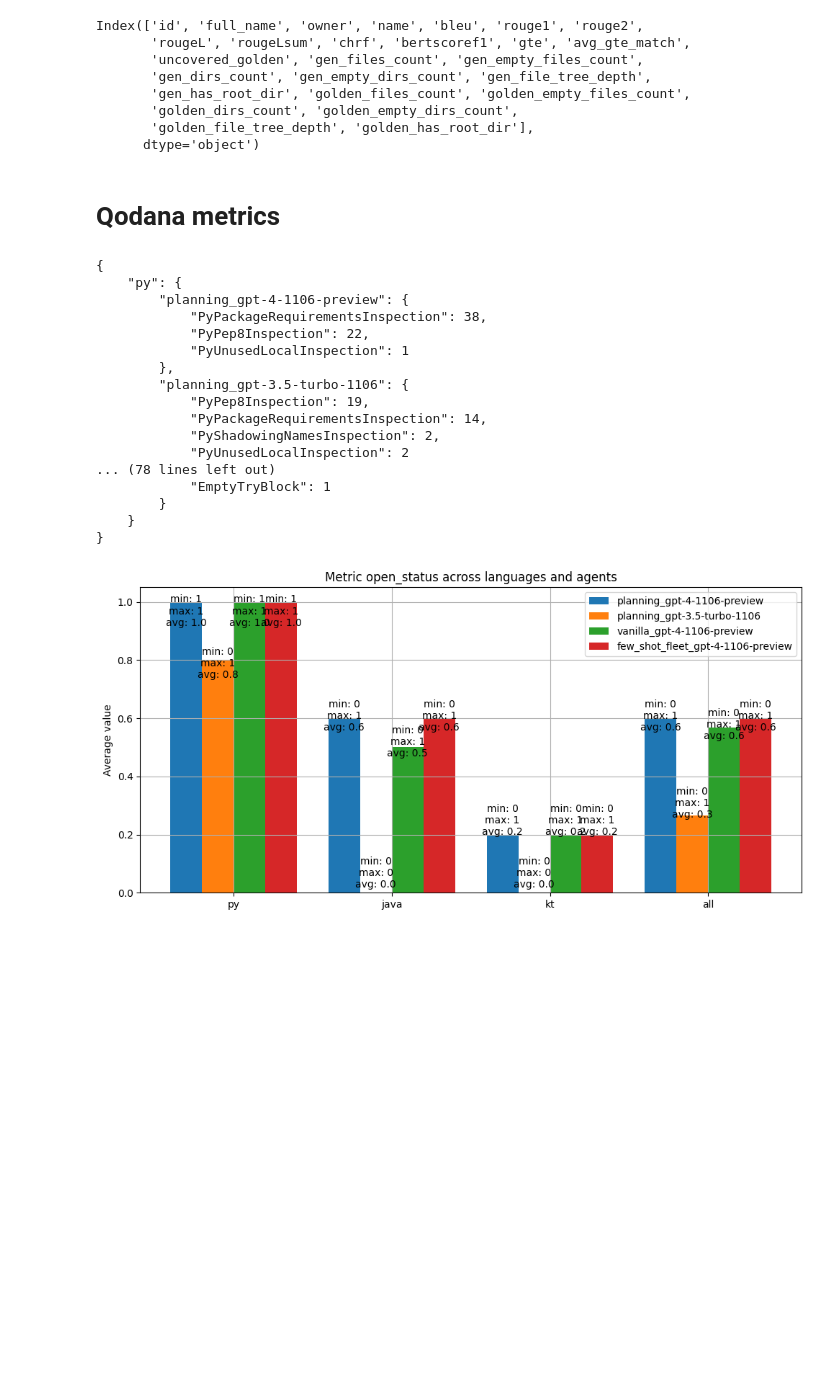
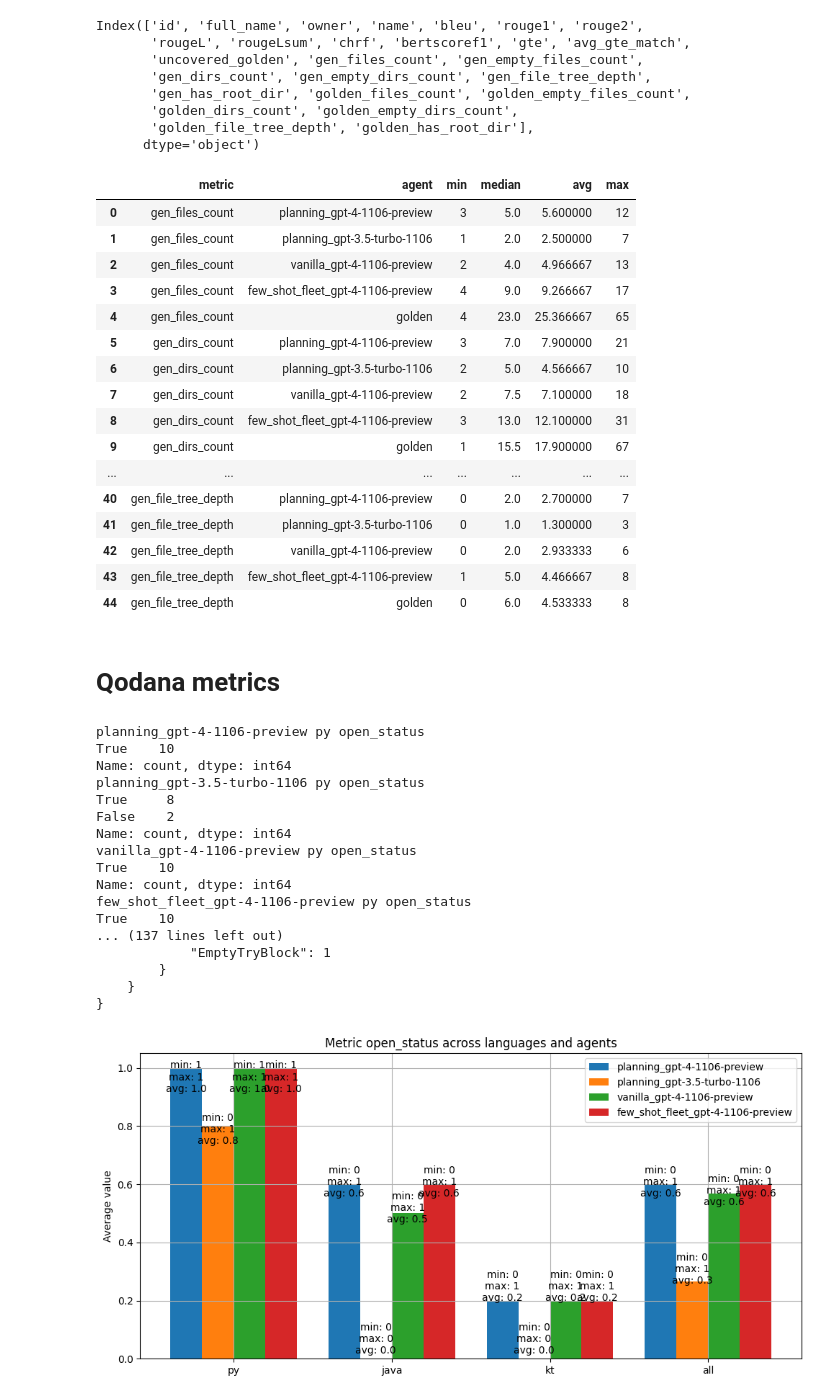
Before and after one commit to JetBrains-Research/agents-eval, a Jupyter notebook: src/template_generation/notebooks/metrics.ipynb, the cells around one changed output. Drawn from its saved outputs; the diff is of its cells as text; code cells hidden in the pictures; blank space fills up the shorter version.

```diff
--- a/src/template_generation/notebooks/metrics.ipynb
+++ b/src/template_generation/notebooks/metrics.ipynb
@@ -211,11 +214,6 @@ len(metrics['planning_gpt-4-1106-preview']['all']['quality'][
     metrics['planning_gpt-4-1106-preview']['all']['quality']['gen_empty_files_count'] > 0])
 # %% [output]
 5
-# %%
-for agent in agents[:-1]:
-    for language in languages:
-        for f in ['gen_file_tree_depth', 'golden_file_tree_depth']:
-            metrics[agent][language]['quality'][f] = metrics[agent][language]['quality'][f].apply(lambda x: max(0, x - 9))
 # %%
 plot_bar_for_metric('quality', 'gen_file_tree_depth', golden=True)
 # %% [output]
@@ -241,6 +247,45 @@ Index(['id', 'full_name', 'owner', 'name', 'bleu', 'rouge1', 'rouge2',
        'golden_dirs_count', 'golden_empty_dirs_count',
        'golden_file_tree_depth', 'golden_has_root_dir'],
       dtype='object')
+# %%
+stats = {'metric': [], 'agent': [], 'min': [], 'median': [], 'avg': [], 'max': []}
+for metric in ['gen_files_count', 'gen_dirs_count', 'gen_empty_files_count', 'gen_empty_dirs_count', 'gen_code_lines_count', 'gen_comment_lines_count', 'gen_tokens_count', 'gen_has_root_dir', 'gen_file_tree_depth']:
+    for agent in agents:
+        stats['agent'].append(agent)
+        stats['metric'].append(metric)
+        stats['min'].append(np.min(metrics[agent]['all']['quality'][metric]))
+        stats['median'].append(np.median(metrics[agent]['all']['quality'][metric]))
+        stats['avg'].append(np.average(metrics[agent]['all']['quality'][metric]))
+        stats['max'].append(np.max(metrics[agent]['all']['quality'][metric]))
+
+    stats['agent'].append('golden')
+    golden_metric = metric.replace('gen', 'golden')
+    stats['metric'].append(metric)
+    stats['min'].append(np.min(metrics[agent]['all']['quality'][golden_metric]))
+    stats['median'].append(np.median(metrics[agent]['all']['quality'][golden_metric]))
+    stats['avg'].append(np.average(metrics[agent]['all']['quality'][golden_metric]))
+    stats['max'].append(np.max(metrics[agent]['all']['quality'][golden_metric]))
+
+df = pd.DataFrame(stats)
+df
+# %% [output]
+|  | metric | agent | min | median | avg | max |
+| 0 | gen_files_count | planning_gpt-4-1106-preview | 3 | 5.0 | 5.600000 | 12 |
+| 1 | gen_files_count | planning_gpt-3.5-turbo-1106 | 1 | 2.0 | 2.500000 | 7 |
+| 2 | gen_files_count | vanilla_gpt-4-1106-preview | 2 | 4.0 | 4.966667 | 13 |
+| 3 | gen_files_count | few_shot_fleet_gpt-4-1106-preview | 4 | 9.0 | 9.266667 | 17 |
+| 4 | gen_files_count | golden | 4 | 23.0 | 25.366667 | 65 |
+| 5 | gen_dirs_count | planning_gpt-4-1106-preview | 3 | 7.0 | 7.900000 | 21 |
+| 6 | gen_dirs_count | planning_gpt-3.5-turbo-1106 | 2 | 5.0 | 4.566667 | 10 |
+| 7 | gen_dirs_count | vanilla_gpt-4-1106-preview | 2 | 7.5 | 7.100000 | 18 |
+| 8 | gen_dirs_count | few_shot_fleet_gpt-4-1106-preview | 3 | 13.0 | 12.100000 | 31 |
+| 9 | gen_dirs_count | golden | 1 | 15.5 | 17.900000 | 67 |
+| ... | ... | ... | ... | ... | ... | ... |
+| 40 | gen_file_tree_depth | planning_gpt-4-1106-preview | 0 | 2.0 | 2.700000 | 7 |
+| 41 | gen_file_tree_depth | planning_gpt-3.5-turbo-1106 | 0 | 1.0 | 1.300000 | 3 |
+| 42 | gen_file_tree_depth | vanilla_gpt-4-1106-preview | 0 | 2.0 | 2.933333 | 6 |
+| 43 | gen_file_tree_depth | few_shot_fleet_gpt-4-1106-preview | 1 | 5.0 | 4.466667 | 8 |
+| 44 | gen_file_tree_depth | golden | 0 | 6.0 | 4.533333 | 8 |
 # %% [markdown]
 # Qodana metrics
 # %%
@@ -259,22 +304,22 @@ for language in languages:
             for k, v in problems.items():
                     problems_by_name_count[language][agent][k] += v
         problems_by_name_count[language][agent] = dict(sorted(problems_by_name_count[language][agent].items(), key=lambda item: -item[1]))
-
+        print(agent, language, metrics[agent][language]['qodana']['open_status'].value_counts())
 print(json.dumps(problems_by_name_count, indent=4))
 # %% [output]
-{
-    "py": {
-        "planning_gpt-4-1106-preview": {
-            "PyPackageRequirementsInspection": 38,
-            "PyPep8Inspection": 22,
-            "PyUnusedLocalInspection": 1
-        },
-        "planning_gpt-3.5-turbo-1106": {
-            "PyPep8Inspection": 19,
-            "PyPackageRequirementsInspection": 14,
-            "PyShadowingNamesInspection": 2,
-            "PyUnusedLocalInspection": 2
-... (78 lines left out)
+planning_gpt-4-1106-preview py open_status
+True    10
+Name: count, dtype: int64
+planning_gpt-3.5-turbo-1106 py open_status
+True     8
+False    2
+Name: count, dtype: int64
+vanilla_gpt-4-1106-preview py open_status
+True    10
+Name: count, dtype: int64
+few_shot_fleet_gpt-4-1106-preview py open_status
+True    10
+... (137 lines left out)
             "EmptyTryBlock": 1
         }
     }
```
Also changed, not shown: parts of 5 cells of this notebook, 29 other files.
